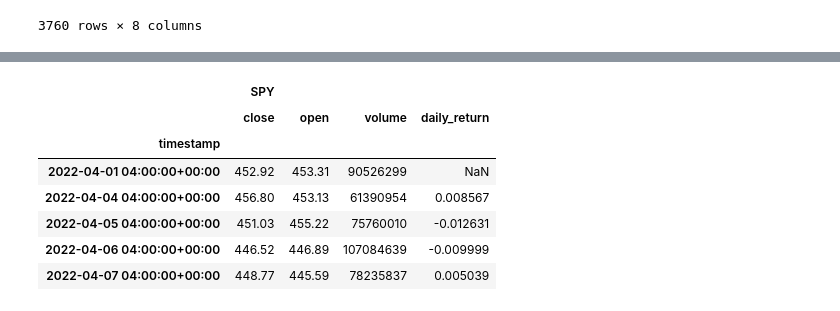
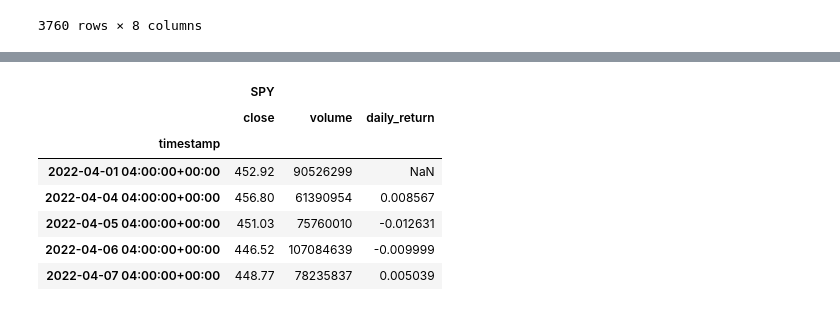
Before and after one commit to 15jarom/GroupProject1, a Jupyter notebook: UpDownFlat.ipynb, the cells around one changed output, grey strips where cells are left out. Cells and saved outputs as stored; diff of their text form; code cells hidden in the pictures.

```diff
--- a/UpDownFlat.ipynb
+++ b/UpDownFlat.ipynb
@@ -76,10 +76,10 @@ df_portfolio
 3760 rows × 8 columns
 # %%
 #Drop unnecessary columns for our portfolio dataframe
-df_portfolio.drop(columns=['high','low','trade_count','vwap'], axis=1, inplace=True)
+df_portfolio.drop(columns=['high','low','open','trade_count','vwap'], axis=1, inplace=True)
 
 #Rearrange columns
-df_portfolio = df_portfolio[['symbol', 'close', 'open', 'volume']]
+df_portfolio = df_portfolio[['symbol', 'close', 'volume']]
 
 df_portfolio
 # %% [output]
@@ -136,0 +139,4 @@ df_portreo
+# %%
+SPY_mc = pd.concat([SPY,EWA], axis=1, keys=['SPY','EWA'])
+
+SPY_mc
@@ -141,25 +163,25 @@ df_portreo
 df_portreo.to_csv(r'Desktop\UpDownFlatData.csv')
 # %%
 #Create the Monte Carlo Simulation for the next day
-MC_df = df_portreo[["SPY"]]
+MC_df = SPY_mc[["SPY"]]
 
 monte_predict = MCSimulation(
     portfolio_data = MC_df,
     num_simulation = 1000,
     num_trading_days = 1
 )
 
 #Check it worked
 monte_predict.portfolio_data.head()
 # %% [output]
-|  | SPY |  |  |  |
-|  | close | open | volume | daily_return |
-| timestamp |  |  |  |  |
-| 2022-04-01 04:00:00+00:00 | 452.92 | 453.31 | 90526299 | NaN |
-| 2022-04-04 04:00:00+00:00 | 456.80 | 453.13 | 61390954 | 0.008567 |
-| 2022-04-05 04:00:00+00:00 | 451.03 | 455.22 | 75760010 | -0.012631 |
-| 2022-04-06 04:00:00+00:00 | 446.52 | 446.89 | 107084639 | -0.009999 |
-| 2022-04-07 04:00:00+00:00 | 448.77 | 445.59 | 78235837 | 0.005039 |
+|  | SPY |  |  |
+|  | close | volume | daily_return |
+| timestamp |  |  |  |
+| 2022-04-01 04:00:00+00:00 | 452.92 | 90526299 | NaN |
+| 2022-04-04 04:00:00+00:00 | 456.80 | 61390954 | 0.008567 |
+| 2022-04-05 04:00:00+00:00 | 451.03 | 75760010 | -0.012631 |
+| 2022-04-06 04:00:00+00:00 | 446.52 | 107084639 | -0.009999 |
+| 2022-04-07 04:00:00+00:00 | 448.77 | 78235837 | 0.005039 |
 # %%
 # Run a Monte Carlo simulation to forecast tomorrow's movement
 from MCForecastTools import MCSimulation
```
Also changed, not shown: parts of 5 cells of this notebook.
